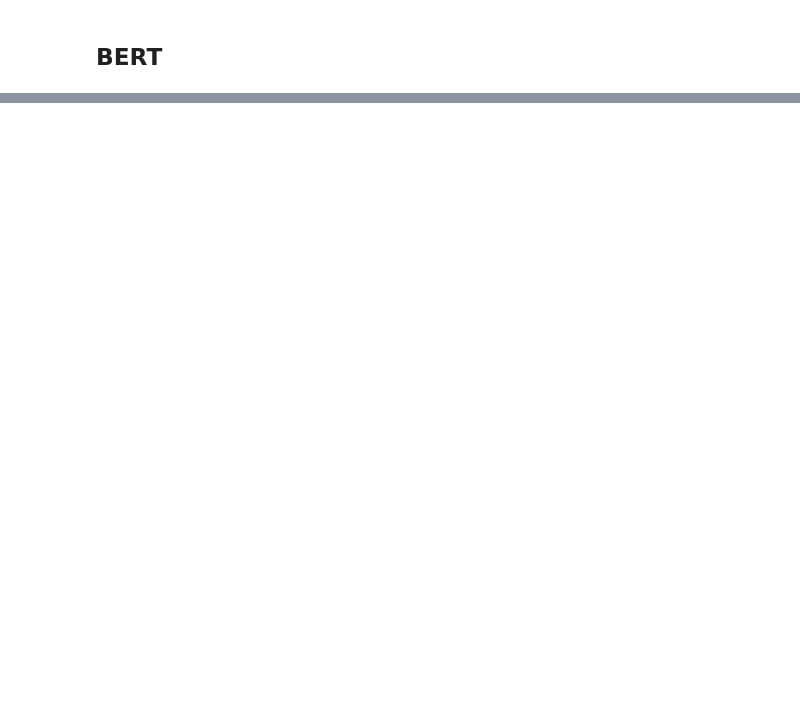
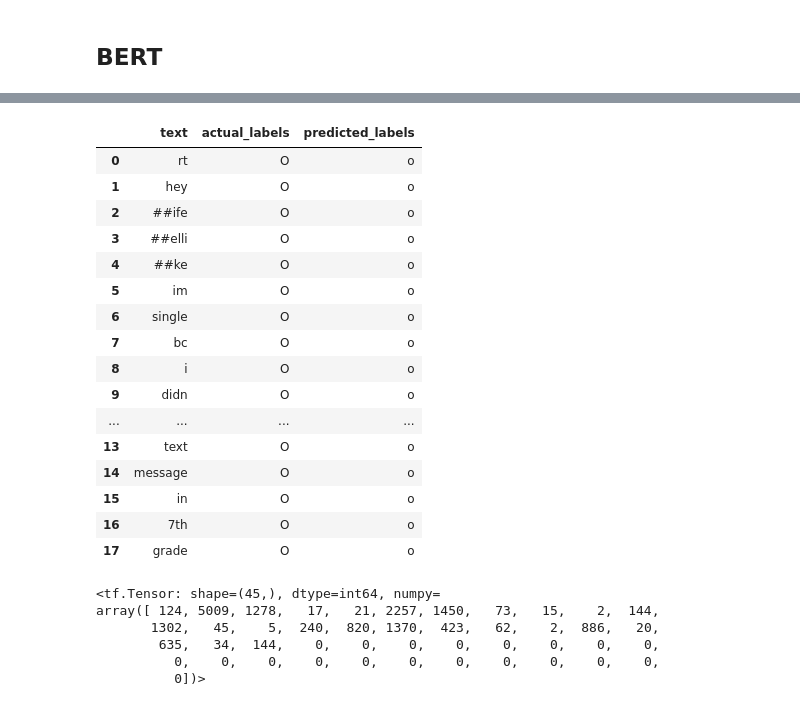
Before and after one commit to GauravSharma2108/twitter-ner-case-study, a Jupyter notebook: notebook/twitter-ner.ipynb, the cells around one changed output, grey strips where cells are left out. Drawn from its saved outputs; the diff is of its cells as text; code cells hidden in the pictures; blank space fills up the shorter version.

```diff
--- a/notebook/twitter-ner.ipynb
+++ b/notebook/twitter-ner.ipynb
@@ -366,0 +408,8 @@ def preprocess_bert(text,labels):
+# %%
+# prepare the entity data
+
+# tokenizing the entities
+entity_indexer_bert = TextVectorization(max_tokens=NUM_ENTITIES, output_sequence_length=SENTENCE_LENGTH, standardize='lower', name='entity_tokenizer')
+entity_indexer_bert.adapt(ytrain)
+train_bert_label_index = entity_indexer_bert(train_bert_tokenized_labels)
+test_bert_label_index = entity_indexer_bert(test_bert_tokenized_labels)
@@ -366,0 +502,3 @@ def preprocess_bert(text,labels):
+# %%
+# loading the best model
+bert_model = tensorflow.keras.models.load_model('models/bert.h5')
@@ -366,0 +507,2 @@ def preprocess_bert(text,labels):
+# %%
+predictions = bert_model.predict([test_bert_sentence_index,test_token_type_ids,test_attn_mask])
@@ -366,0 +559,47 @@ def preprocess_bert(text,labels):
+# %%
+# function to infer prediction from a text in xtest randomly
+def infer_bert():
+    idx = np.random.choice(range(len(test_bert_sentence_index)),1,replace=False)[0]
+
+    text = test_bert_tokenized_sentences[idx]
+    labels_act = test_bert_tokenized_labels[idx]
+    label_pred = np.argmax(predictions[idx], axis=-1)
+    text_len = min(len(text.split()),SENTENCE_LENGTH)
+    label_pred = np.asarray(entity_indexer_bert.get_vocabulary())[list(label_pred)]
+    result = pd.DataFrame(
+        {
+            'text':text.split(),
+            'actual_labels':labels_act.split(),
+            'predicted_labels':label_pred[:text_len]
+        }
+    )
+    display(result)
+# %%
+infer_bert()
+# %% [output]
+|  | text | actual_labels | predicted_labels |
+| 0 | rt | O | o |
+| 1 | hey | O | o |
+| 2 | ##ife | O | o |
+| 3 | ##elli | O | o |
+| 4 | ##ke | O | o |
+| 5 | im | O | o |
+| 6 | single | O | o |
+| 7 | bc | O | o |
+| 8 | i | O | o |
+| 9 | didn | O | o |
+| ... | ... | ... | ... |
+| 13 | text | O | o |
+| 14 | message | O | o |
+| 15 | in | O | o |
+| 16 | 7th | O | o |
+| 17 | grade | O | o |
+# %%
+test_bert_sentence_index[0]
+# %% [output]
+<tf.Tensor: shape=(45,), dtype=int64, numpy=
+array([ 124, 5009, 1278,   17,   21, 2257, 1450,   73,   15,    2,  144,
+       1302,   45,    5,  240,  820, 1370,  423,   62,    2,  886,   20,
+        635,   34,  144,    0,    0,    0,    0,    0,    0,    0,    0,
+          0,    0,    0,    0,    0,    0,    0,    0,    0,    0,    0,
+          0])>
```
Also changed, not shown: parts of 27 cells of this notebook, 1 other file.
